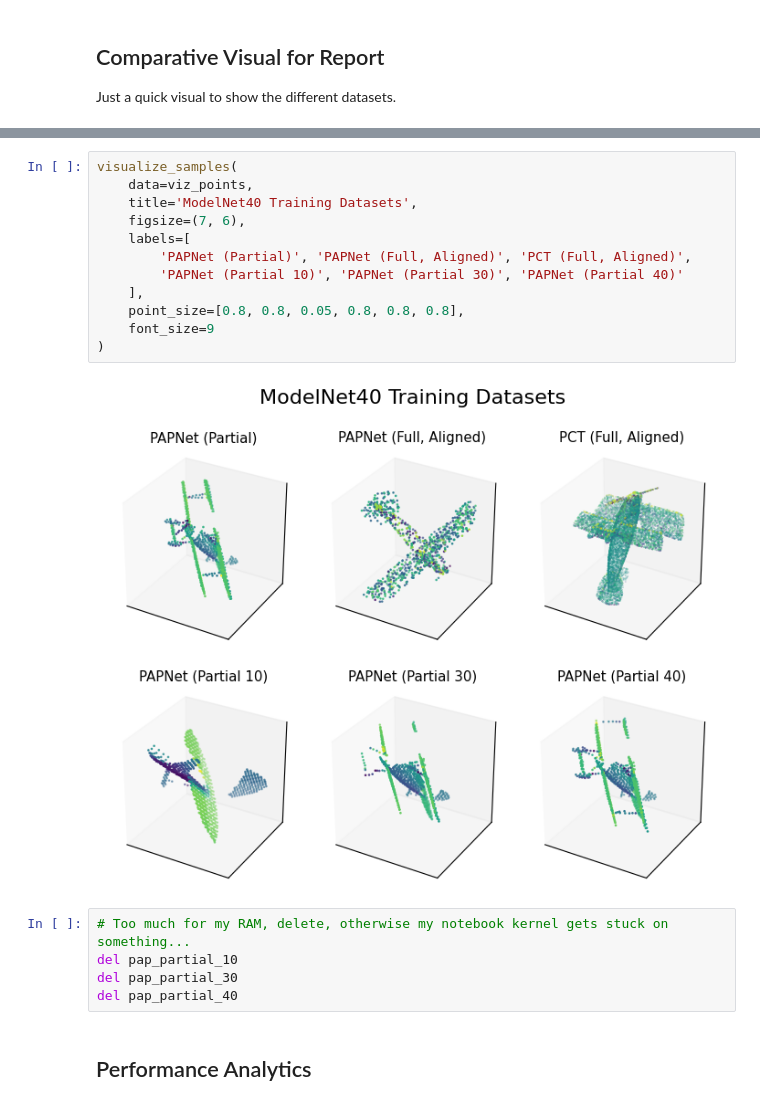
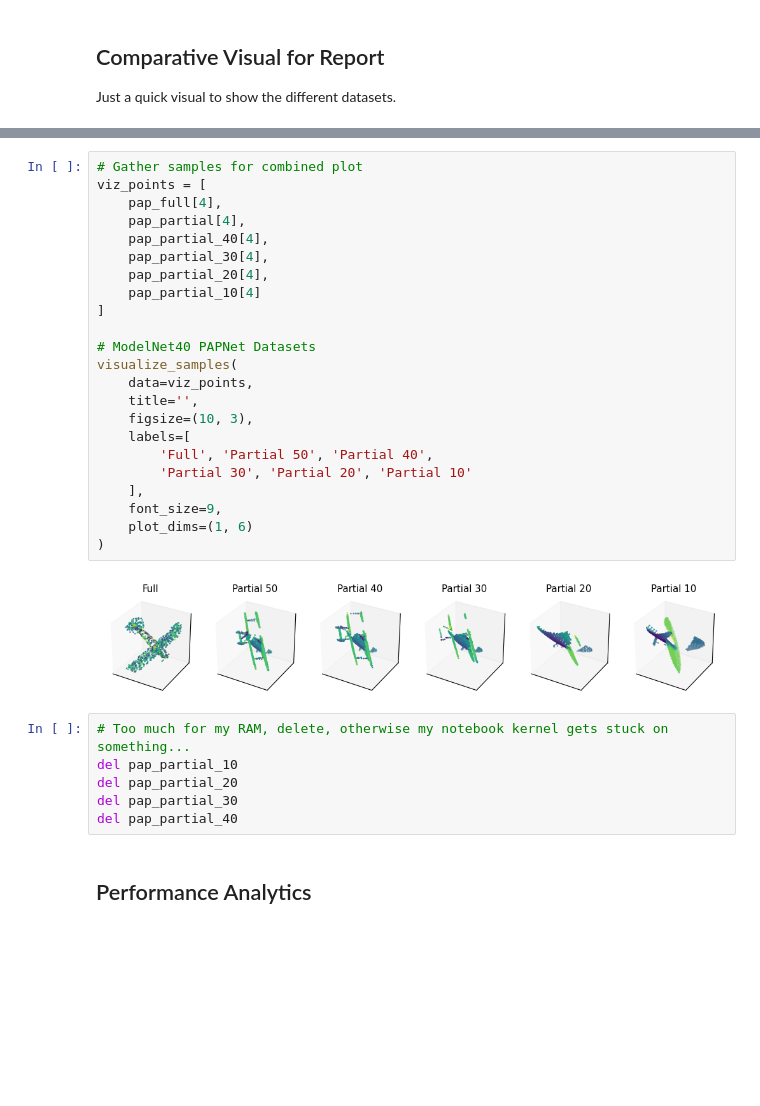
Before and after one commit to DavidClaszen/pointcloud-bench, a Jupyter notebook: notebooks/PCT-Analysis.ipynb, the cells around one changed output, grey strips where cells are left out. Saved outputs shown, nothing was run; the diff lists cells and outputs as text; blank space fills up the shorter version.

```diff
--- a/notebooks/PCT-Analysis.ipynb
+++ b/notebooks/PCT-Analysis.ipynb
@@ -49,20 +32,32 @@ viz_points = [
-# %%
-visualize_samples(
-    data=viz_points,
-    title='ModelNet40 Training Datasets',
-    figsize=(7, 6),
-    labels=[
-        'PAPNet (Partial)', 'PAPNet (Full, Aligned)', 'PCT (Full, Aligned)',
-        'PAPNet (Partial 10)', 'PAPNet (Partial 30)', 'PAPNet (Partial 40)'
-    ],
-    point_size=[0.8, 0.8, 0.05, 0.8, 0.8, 0.8],
-    font_size=9
-)
-# %% [output]
-[figure, removed]
+# %%
+# Gather samples for combined plot
+viz_points = [
+    pap_full[4],
+    pap_partial[4],
+    pap_partial_40[4],
+    pap_partial_30[4],
+    pap_partial_20[4],
+    pap_partial_10[4]
+]
+
+# ModelNet40 PAPNet Datasets
+visualize_samples(
+    data=viz_points,
+    title='',
+    figsize=(10, 3),
+    labels=[
+        'Full', 'Partial 50', 'Partial 40',
+        'Partial 30', 'Partial 20', 'Partial 10'
+    ],
+    font_size=9,
+    plot_dims=(1, 6)
+)
+# %% [output]
+[figure, added]
 # %%
 # Too much for my RAM, delete, otherwise my notebook kernel gets stuck on something...
 del pap_partial_10
+del pap_partial_20
 del pap_partial_30
 del pap_partial_40
 # %% [markdown]
```
Also changed, not shown: parts of 18 cells of this notebook, 1 other file.
